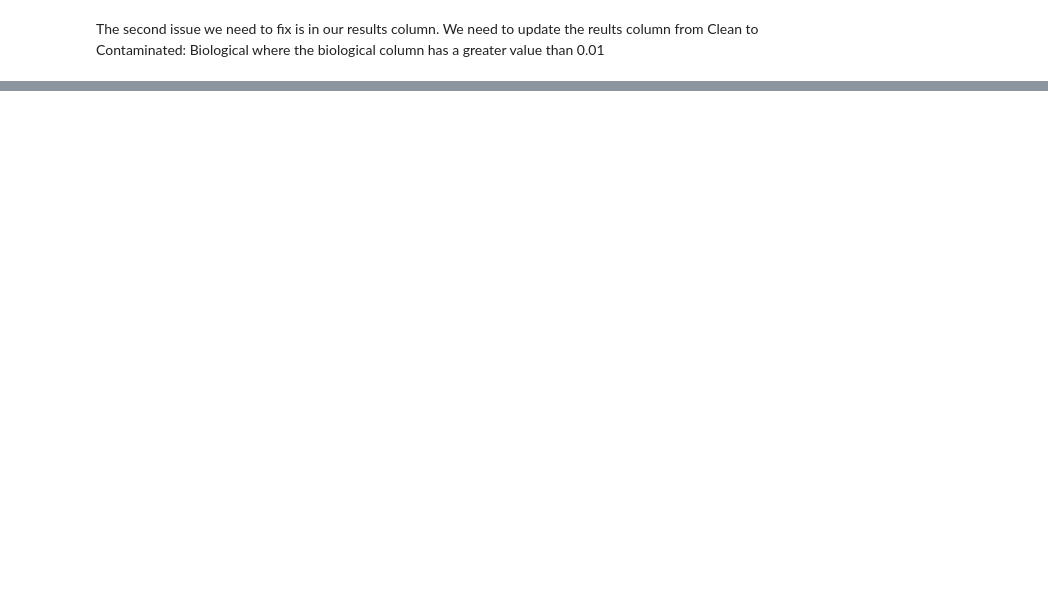
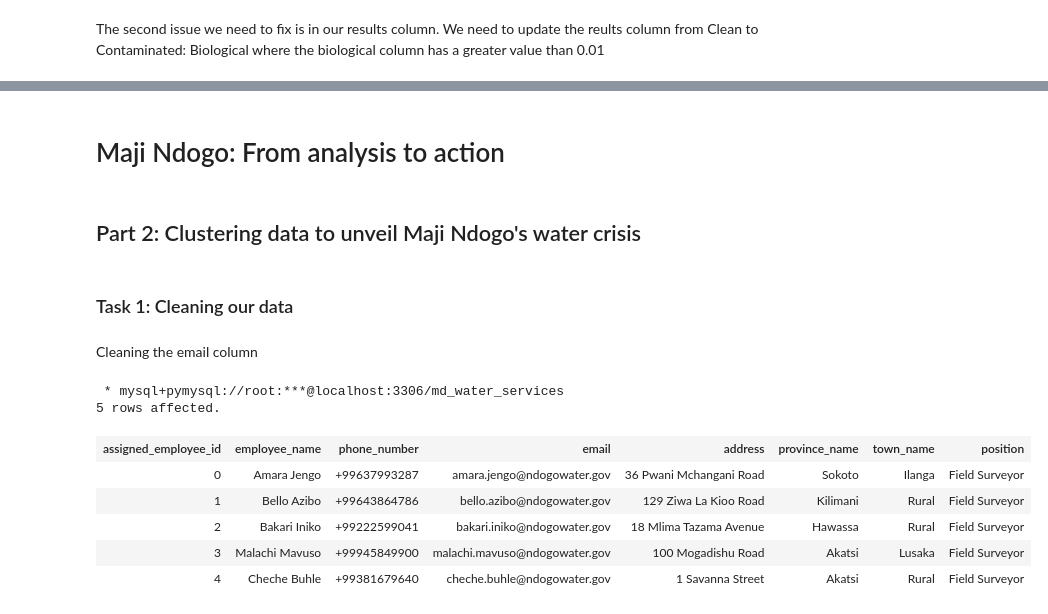
Before and after one commit to collins-kimotho/Maji_Ndogo, a Jupyter notebook: Maji_Ndogo.ipynb, the cells around one changed output, grey strips where cells are left out. Saved outputs shown, nothing was run; the diff lists cells and outputs as text; code cells hidden in the pictures; blank space fills up the shorter version.

Commit message:
Data exploration

```diff
--- a/Maji_Ndogo.ipynb
+++ b/Maji_Ndogo.ipynb
@@ -383,3 +334,26 @@ WHERE description LIKE 'Clean_%' OR(results = 'Clean' AND biological > 0.01)
  * mysql+pymysql://root:***@localhost:3306/md_water_services
 0 rows affected.
 | source_id | date | description | pollutant_ppm | biological | results |
+# %% [markdown]
+# Maji Ndogo: From analysis to action
+# %% [markdown]
+## Part 2: Clustering data to unveil Maji Ndogo's water crisis
+# %% [markdown]
+### Task 1: Cleaning our data
+# %% [markdown]
+Cleaning the email column
+# %%
+%%sql
+
+SELECT *
+FROM employee
+LIMIT 5;
+# %% [output]
+ * mysql+pymysql://root:***@localhost:3306/md_water_services
+5 rows affected.
+| assigned_employee_id | employee_name | phone_number | email | address | province_name | town_name | position |
+| 0 | Amara Jengo | +99637993287 | amara.jengo@ndogowater.gov | 36 Pwani Mchangani Road | Sokoto | Ilanga | Field Surveyor |
+| 1 | Bello Azibo | +99643864786 | bello.azibo@ndogowater.gov | 129 Ziwa La Kioo Road | Kilimani | Rural | Field Surveyor |
+| 2 | Bakari Iniko | +99222599041 | bakari.iniko@ndogowater.gov | 18 Mlima Tazama Avenue | Hawassa | Rural | Field Surveyor |
+| 3 | Malachi Mavuso | +99945849900 | malachi.mavuso@ndogowater.gov | 100 Mogadishu Road | Akatsi | Lusaka | Field Surveyor |
+| 4 | Cheche Buhle | +99381679640 | cheche.buhle@ndogowater.gov | 1 Savanna Street | Akatsi | Rural | Field Surveyor |
```
Also changed, not shown: parts of 35 cells of this notebook.
